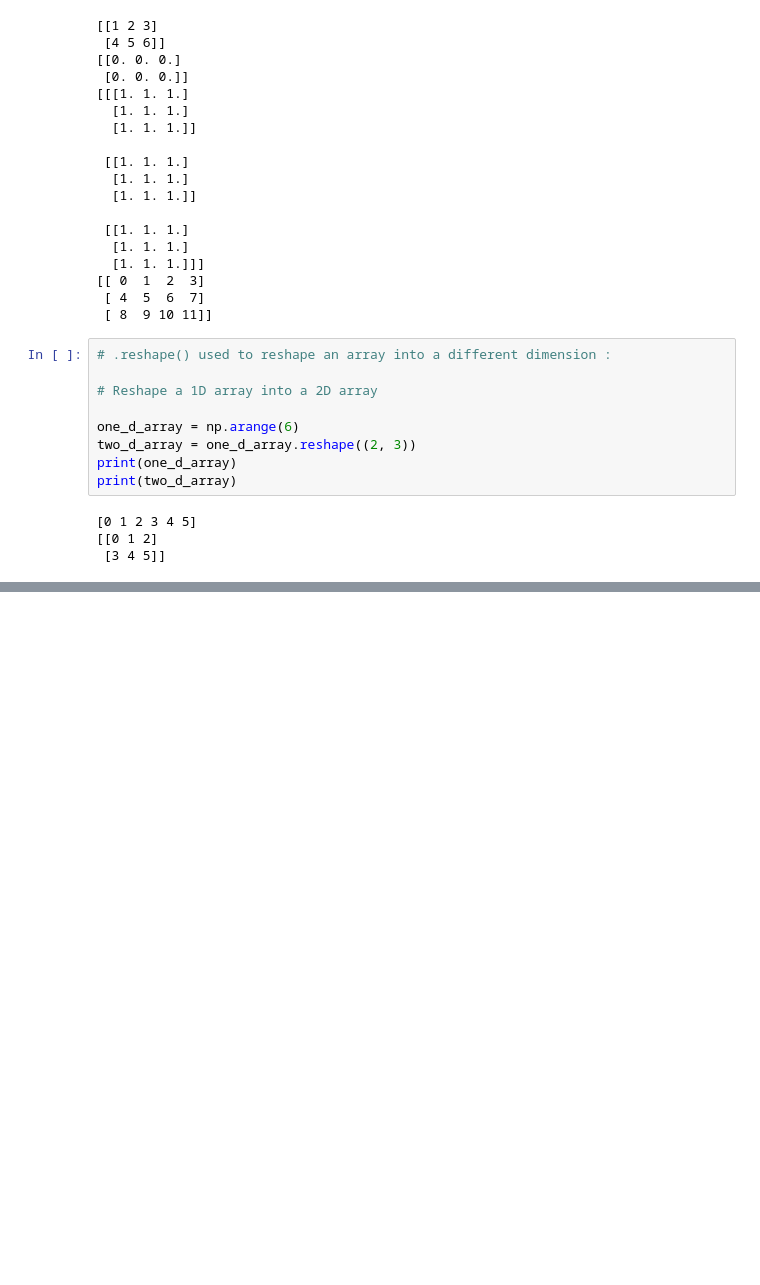
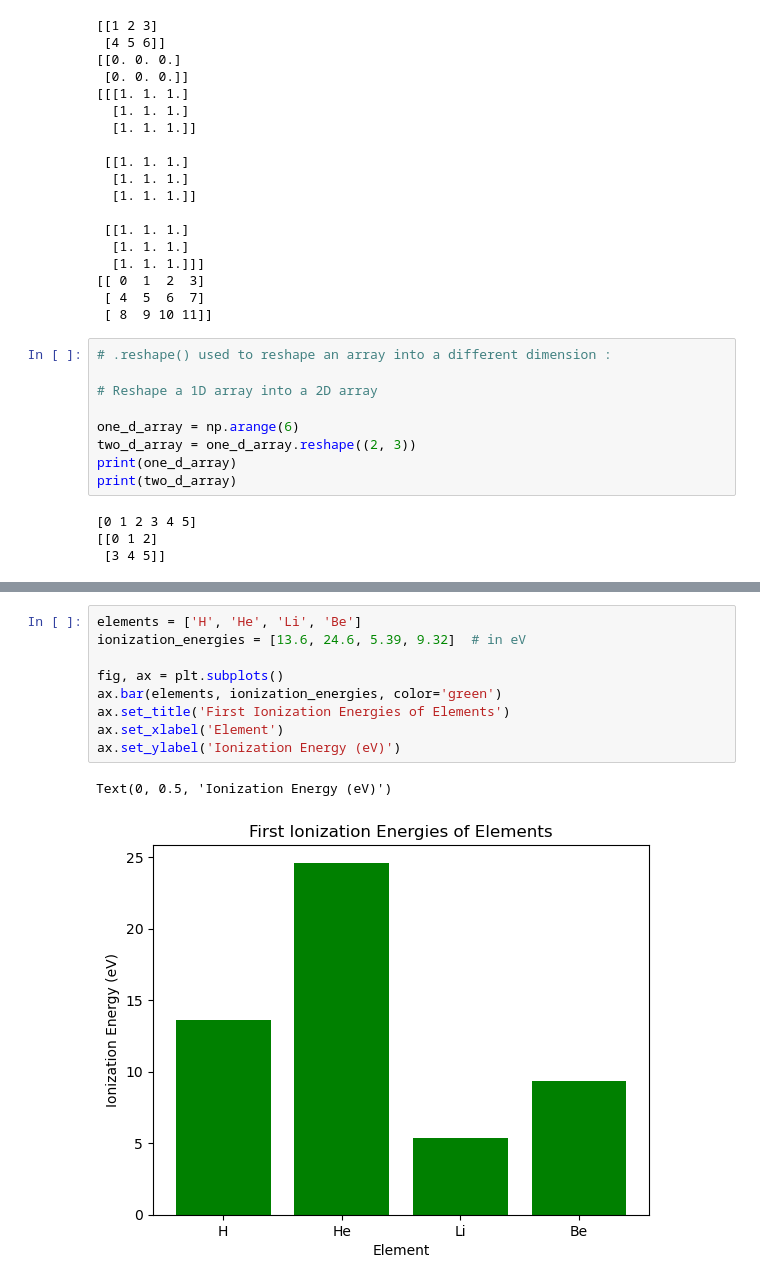
Before and after one commit to Enzo-vnc/PP, a Jupyter notebook: Week_4_NumPy_Numerica_operations_data_handling_data_visualization.ipynb, the cells around one changed output, grey strips where cells are left out. Drawn from its saved outputs; the diff is of its cells as text; blank space fills up the shorter version.

```diff
--- a/Week_4_NumPy_Numerica_operations_data_handling_data_visualization.ipynb
+++ b/Week_4_NumPy_Numerica_operations_data_handling_data_visualization.ipynb
@@ -248,0 +642,12 @@ print(two_d_array)
+# %%
+elements = ['H', 'He', 'Li', 'Be']
+ionization_energies = [13.6, 24.6, 5.39, 9.32]  # in eV
+
+fig, ax = plt.subplots()
+ax.bar(elements, ionization_energies, color='green')
+ax.set_title('First Ionization Energies of Elements')
+ax.set_xlabel('Element')
+ax.set_ylabel('Ionization Energy (eV)')
+# %% [output]
+Text(0, 0.5, 'Ionization Energy (eV)')
+[figure, added]
```
Also changed, not shown: parts of 28 cells of this notebook.
